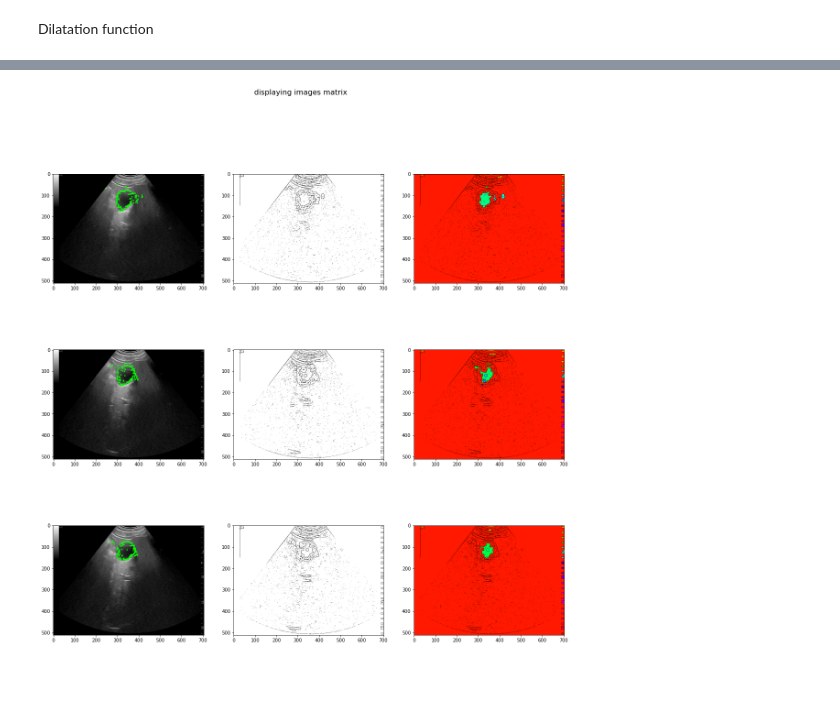
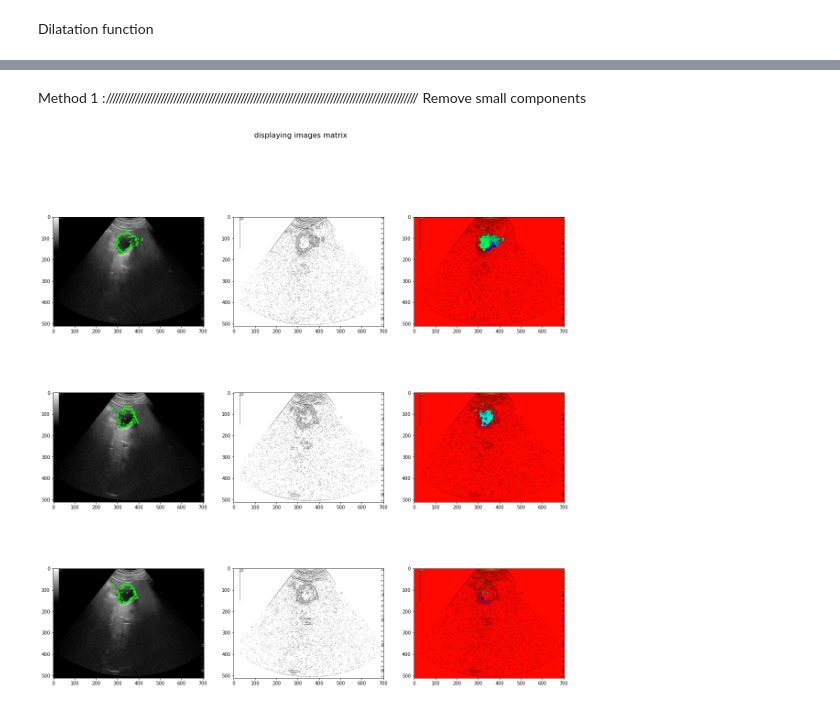
Before and after one commit to yousraBRK/Vesicule_Segmentation_with_ContourRegularisation, a Jupyter notebook: Code.ipynb, the cells around one changed output, grey strips where cells are left out. Drawn from its saved outputs; the diff is of its cells as text; code cells hidden in the pictures; blank space fills up the shorter version.

Commit message:
start second method

```diff
--- a/Code.ipynb
+++ b/Code.ipynb
@@ -115,23 +113,7 @@ imgpltC7 =image7.copy()
 imgpltC7 = cv2.circle(imgpltC7, (x_center,y_center), radius=0, color=(255, 0, 0), thickness=10)
 
 imagesCenters=[imgpltC5,imgpltC6,imgpltC7]
-
-
-
-NUM_ROWS = 1
-IMGs_IN_ROW = 3
-
-f, ax_arr = plt.subplots(NUM_ROWS, IMGs_IN_ROW, figsize=(16,6))
-
-for i, image in enumerate(imagesCenters):
-    ax_arr[i].imshow(image)
-    ax_arr[i].set_title('image '+ str(i))
-
-
-title = 'side by side view of images'
-f.suptitle(title, fontsize=16)
-plt.tight_layout()
-plt.show()
+displaySideBySide(imagesCenters,1,3)
 # %% [output]
 [figure]
 # %% [markdown]
@@ -166,20 +148,7 @@ for i in range(len(data)):
 
 imagesPoints=[imgplt5,imgplt6,imgplt7]
 
-NUM_ROWS = 1
-IMGs_IN_ROW = 3
-
-f, ax_arr = plt.subplots(NUM_ROWS, IMGs_IN_ROW, figsize=(16,6))
-
-for i, image in enumerate(imagesPoints):
-    ax_arr[i].imshow(image)
-    ax_arr[i].set_title('image '+ str(i))
-
-
-title = 'side by side view of images'
-f.suptitle(title, fontsize=16)
-plt.tight_layout()
-plt.show()
+displaySideBySide(imagesPoints,1,3)
 # %% [output]
 [figure]
 # %% [markdown]
@@ -241,39 +182,44 @@ def display_components(labels):
     # set bg label to black
     labeled_img[label_hue==0] = 0
     return(labeled_img)
+# %% [markdown]
+Method 1 ://///////////////////////////////////////////////////////////////////////////////////////////////
+Remove small components
 # %%
 
 dataImages=[imgplt5,imgplt6,imgplt7]   #images with their initials points
 all_images=[]                          #to save all images with their diffrent transformations
 for i, image in enumerate(dataImages):
     #do dilatation
-    dilatation_dst=Dilation(image,2)
+    dilatation_dst=Dilation(image,1)
     #laplacian_dist=cv2.Laplacian(src,2)
     #Convert to gray scale
     grey_image=cv2.cvtColor(dilatation_dst,cv2.COLOR_BGR2GRAY)
     #Convert to binary
     binary_image=cv2.adaptiveThreshold(grey_image,255,cv2.ADAPTIVE_THRESH_GAUSSIAN_C,cv2.THRESH_BINARY,3,4)
     #binary_image=cv2.adaptiveThreshold(grey_image,255,cv2.ADAPTIVE_THRESH_MEAN_C,cv2.THRESH_BINARY,3,4)
     #Compute  connected components
     num_labels, labels_im = cv2.connectedComponents(binary_image,connectivity=4)
     labeled_img=display_components(labels_im)
     all_images.append(image)
     all_images.append(binary_image)
     all_images.append(labeled_img)
 
 
 
 NUM_ROWS = 3
 IMGs_IN_ROW = 3
+#displaySideBySide(all_images,3,3)
+
 f, ax_arr = plt.subplots(NUM_ROWS, IMGs_IN_ROW, figsize=(20,20))
 
 for j, row in enumerate(ax_arr):
     for i, ax in enumerate(row):
         ax.imshow(cv2.cvtColor(all_images[j*IMGs_IN_ROW+i], cv2.COLOR_BGR2RGB))
         ax.set_title('')
 
 title = 'displaying images matrix'
 f.suptitle(title, fontsize=16)
 plt.show()
 # %% [output]
-[figure, old version]
+[figure, new version]
```
Also changed, not shown: parts of 18 cells of this notebook.
